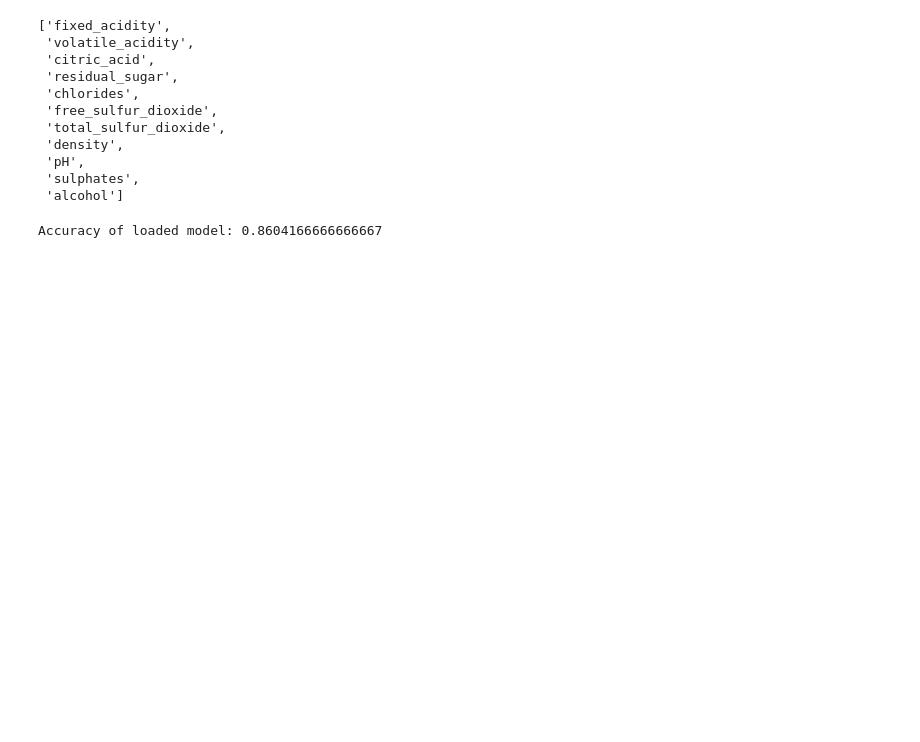
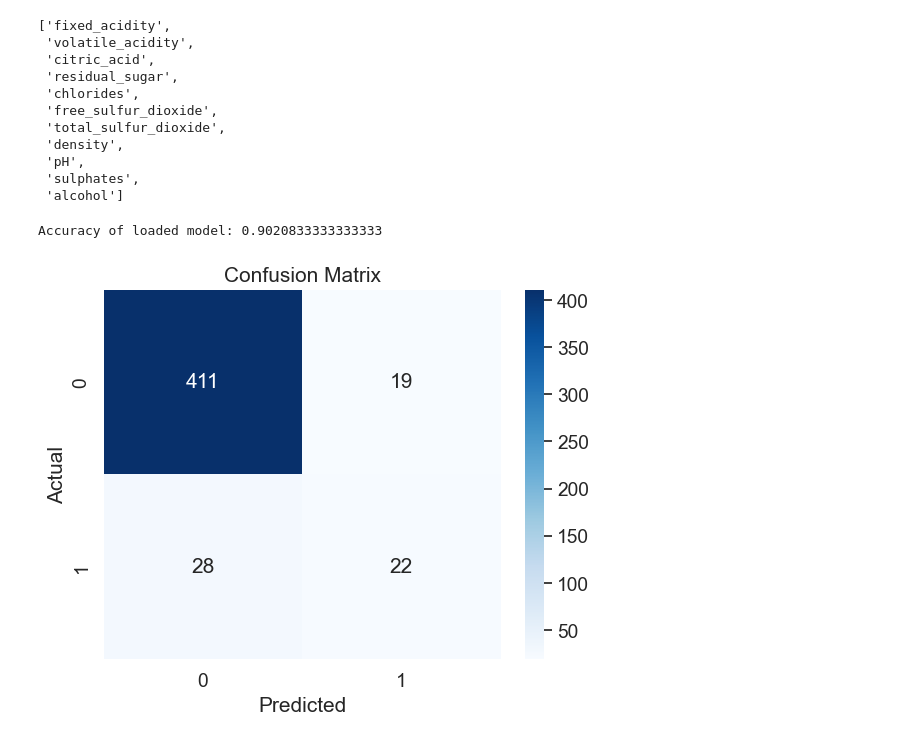
Before and after one commit to leangsuorKIM/red-wine, a Jupyter notebook: wine-quality.ipynb, the cells around one changed output. Drawn from its saved outputs; the diff is of its cells as text; code cells hidden in the pictures; blank space fills up the shorter version.

```diff
--- a/wine-quality.ipynb
+++ b/wine-quality.ipynb
@@ -81,9 +92,9 @@ quality
 3     10
 Name: count, dtype: int64
 # %%
-bins = (2, 4, 6, 9)
-group_names = ['bad', 'good', 'excellence']
-data['quality'] = pd.cut(data['quality'], bins=bins, labels=group_names)
+bins = (2, 6.5, 8)
+group_names = ['bad', 'good']
+data['quality'] = pd.cut(data['quality'], bins = bins, labels = group_names)
 # %%
 encoder = LabelEncoder()
 data['quality'] = encoder.fit_transform(data['quality'])
@@ -180,4 +190,17 @@ with open(file="ss.pkl", mode="rb") as ss_file:
 y_pred_loaded = lr_loaded.predict(X_test)
 print("Accuracy of loaded model:", accuracy_score(y_test, y_pred_loaded))
 # %% [output]
-Accuracy of loaded model: 0.8604166666666667
+Accuracy of loaded model: 0.9020833333333333
+# %%
+import seaborn as sns
+from sklearn.metrics import confusion_matrix
+import matplotlib.pyplot as plt # Changed matplotliplt to matplotlib.pyplot
+
+# cm = confusion_matrix(y_test, y_pred.numpy()) # Convert y_pred to numpy array
+sns.heatmap(confusion_matrix(y_test, y_pred), annot=True, fmt="d", cmap="Blues")
+plt.xlabel("Predicted")
+plt.ylabel("Actual")
+plt.title("Confusion Matrix")
+plt.show()
+# %% [output]
+[figure, added]
```
Also changed, not shown: parts of 6 cells of this notebook, 3 other files.
